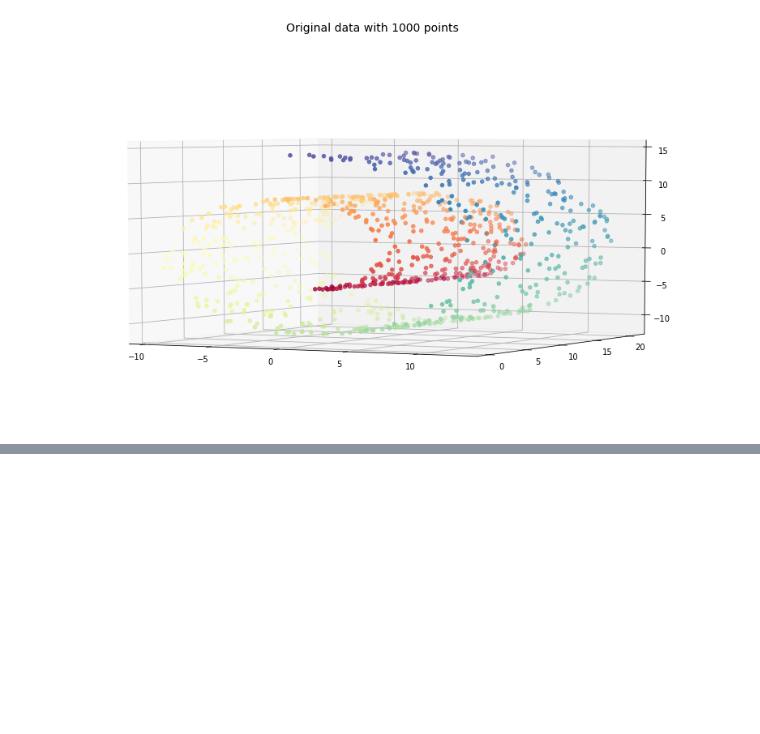
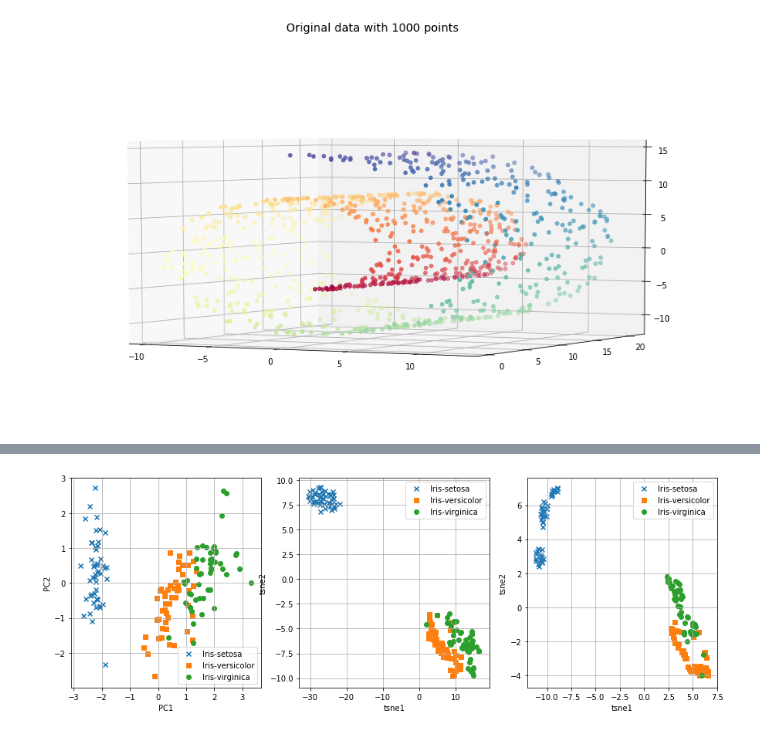
Before and after one commit to diazale/dimension_reduction_workshop, a Jupyter notebook: toy_examples.ipynb, the cells around one changed output, grey strips where cells are left out. Drawn from its saved outputs; the diff is of its cells as text; code cells hidden in the pictures; blank space fills up the shorter version.

```diff
--- a/toy_examples.ipynb
+++ b/toy_examples.ipynb
@@ -324,0 +349,79 @@ ax.scatter(swiss_umap[:, 0], swiss_umap[:, 1], c=color, cmap=plt.cm.Spectral)
+# %%
+iris_tsne = manifold.TSNE(n_components=2, perplexity=30, init='pca', random_state=random_seed)
+iris_tsne = iris_tsne.fit_transform(iris_X.values)
+
+iris_umap = umap.UMAP(n_components=2, n_neighbors=15, min_dist=0.1, random_state=random_seed)
+iris_umap = iris_umap.fit_transform(iris_X.values)
+# %%
+# Plot the results
+
+# Get the unique list of flower types in our dataset
+flowers = list(set(iris_data.flower))
+
+# Define colours for each flower
+colours = ["r", "g", "b"]
+markers = ["x","s","o"]
+
+# Set up the figure
+
+fig = plt.figure(figsize=(15, 5))
+
+# PCA
+ax = fig.add_subplot(131)
+ax.set_xlabel("PC1")
+ax.set_ylabel("PC2")
+
+# Convert the PCA coordinates from a pandas data frame to an array
+iris_pc_coords = iris_X_pca.values
+
+for flower, colour, marker in zip(flowers, colours, markers):
+    idx = iris_data["flower"]==flower
+    ax.scatter(iris_pc_coords[idx,0], iris_pc_coords[idx,1], marker = marker)
+
+ax.legend(flowers)
+ax.grid()
+
+# t-SNE
+
+ax = fig.add_subplot(132)
+
+ax.set_xlabel("tsne1")
+ax.set_ylabel("tsne2")
+
+# Get the unique list of flower types in our dataset
+flowers = list(set(iris_data.flower))
+
+# Define colours for each flower
+colours = ["r", "g", "b"]
+markers = ["x","s","o"]
+
+# This code will plot the data for each flower individually
+for flower, colour, marker in zip(flowers, colours, markers):
+    idx = iris_data["flower"]==flower # Get the indices of types of flowers
+    ax.scatter(iris_tsne[idx,0], iris_tsne[idx,1], marker = marker)
+
+ax.legend(flowers)
+ax.grid()
+
+# UMAP
+ax = fig.add_subplot(133)
+
+ax.set_xlabel("tsne1")
+ax.set_ylabel("tsne2")
+
+# Get the unique list of flower types in our dataset
+flowers = list(set(iris_data.flower))
+
+# Define colours for each flower
+colours = ["r", "g", "b"]
+markers = ["x","s","o"]
+
+# This code will plot the data for each flower individually
+for flower, colour, marker in zip(flowers, colours, markers):
+    idx = iris_data["flower"]==flower # Get the indices of types of flowers
+    ax.scatter(iris_umap[idx,0], iris_umap[idx,1], marker = marker)
+
+ax.legend(flowers)
+ax.grid()
+# %% [output]
+[figure, added]
```
Also changed, not shown: parts of 6 cells of this notebook.
